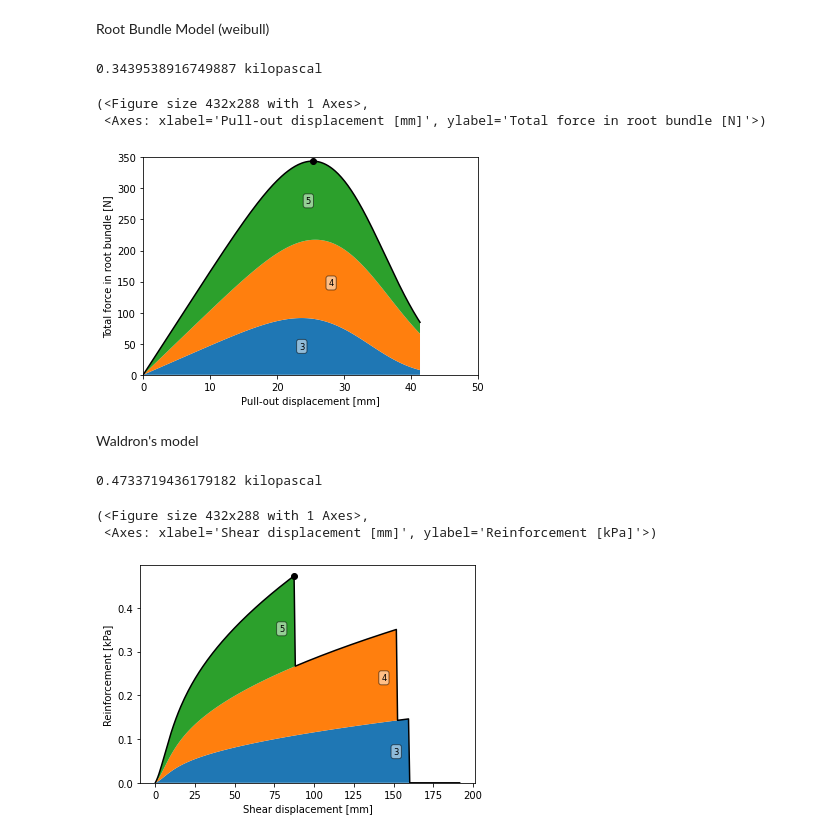
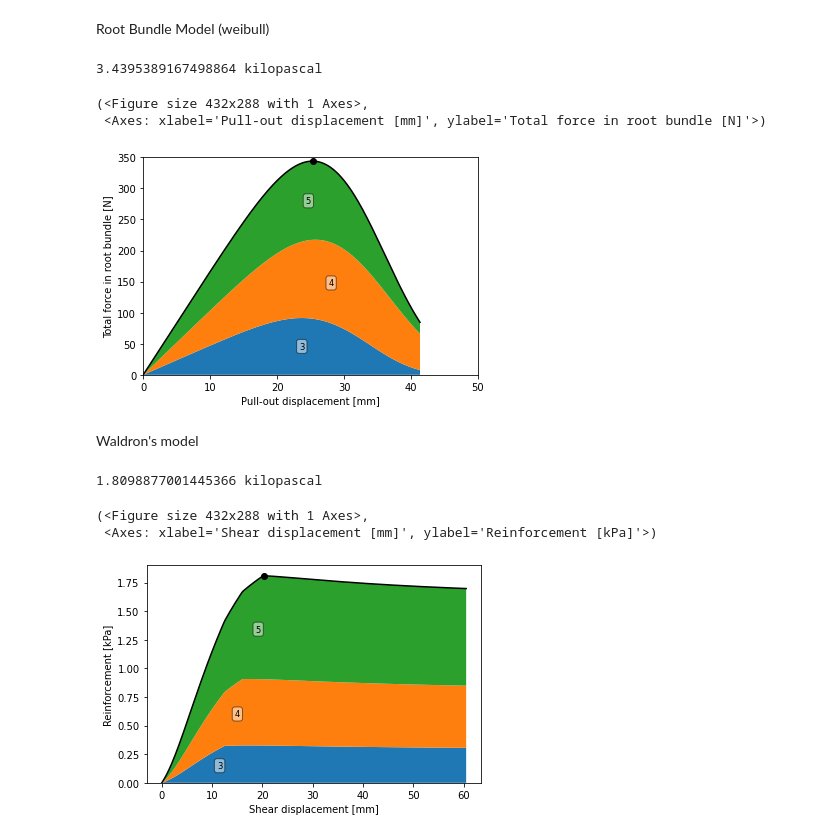
Before and after one commit to rootmemo/pyrootmemo, a Jupyter notebook: sbee2025/notebook_maintalk.ipynb, the cells around one changed output. Saved outputs shown, nothing was run; the diff lists cells and outputs as text; code cells hidden in the pictures.

```diff
--- a/sbee2025/notebook_maintalk.ipynb
+++ b/sbee2025/notebook_maintalk.ipynb
@@ -21,7 +21,7 @@ roots = MultipleRoots(
 interface = Interface(shear_strength = Parameter(10, 'kPa'))
 
 failure_surface = FailureSurface(
-    cross_sectional_area = Parameter(1, 'm^2'),
+    cross_sectional_area = Parameter(0.1, 'm^2'),
     depth = Parameter(0.5, 'm'),
     shear_zone_thickness = Parameter(10, 'mm')
     )
@@ -61,18 +61,18 @@ rbmw = Rbmw(roots, weibull_shape = 5)
 print(rbmw.peak_reinforcement(failure_surface)['reinforcement'].to('kPa'))
 rbmw.plot(stack = True, labels = [3, 4, 5])
 # %% [output]
-0.3439538916749887 kilopascal
+3.4395389167498864 kilopascal
 (<Figure size 432x288 with 1 Axes>,
  <Axes: xlabel='Pull-out displacement [mm]', ylabel='Total force in root bundle [N]'>)
 [figure]
 # %% [markdown]
 Waldron's model
 # %%
-waldron = Waldron(roots, interface, soil_profile, failure_surface, slipping = False)
+waldron = Waldron(roots, interface, soil_profile, failure_surface, slipping = True)
 print(waldron.peak_reinforcement()['reinforcement'].to('kPa'))
-waldron.plot(stack = True, labels = [3, 4, 5])
+waldron.plot(stack = True, labels = [3, 4, 5], margin_axis = 2)
 # %% [output]
-0.4733719436179182 kilopascal
+1.8098877001445366 kilopascal
 (<Figure size 432x288 with 1 Axes>,
  <Axes: xlabel='Shear displacement [mm]', ylabel='Reinforcement [kPa]'>)
-[figure, old version]
+[figure, new version]
```
Also changed, not shown: parts of 2 cells of this notebook, 1 other file.
